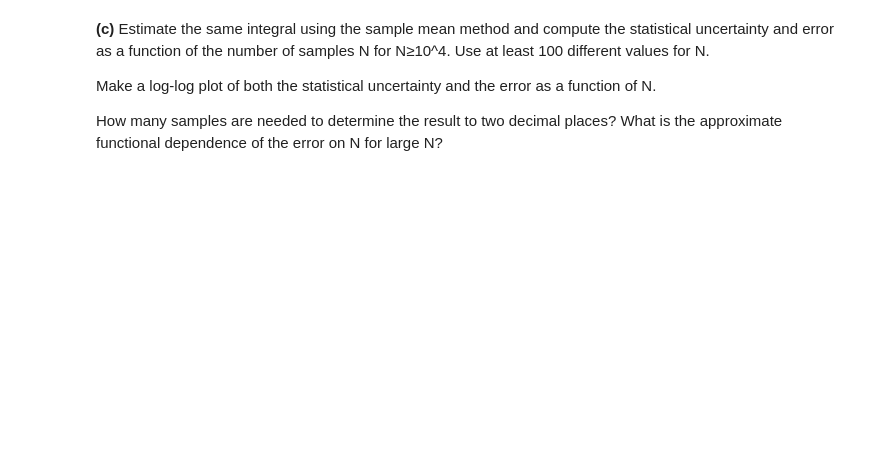
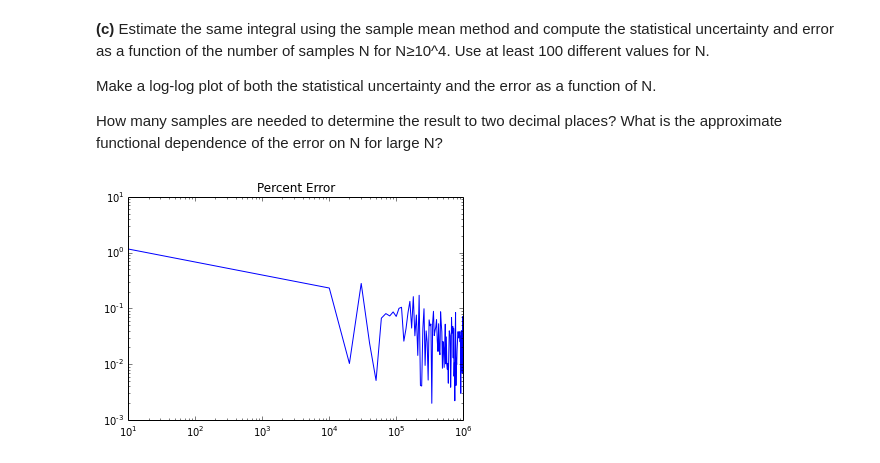
Before and after one commit to slewis06/PHYS202-S14, a Jupyter notebook: SciPy/MCIntegrationExercises.ipynb, the cells around one changed output. Drawn from its saved outputs; the diff is of its cells as text; code cells hidden in the pictures; blank space fills up the shorter version.

```diff
--- a/SciPy/MCIntegrationExercises.ipynb
+++ b/SciPy/MCIntegrationExercises.ipynb
@@ -22,3 +75,19 @@ Use the sample mean method to compute the volume of a sphere with radius 1 using
 V=∫10∫π0∫2π0r2sin(θ)drdθdϕ
 
 for N=(10^1,10^2,10^3,10^4,10^5,10^6). Report the value and statistical uncertainty for each sample size. How does the result depend on N?
+# %%
+fxy =  lambda r,theta,phi: (r**2)*np.sin(theta)
+rmin = 0.; rmax = 1
+thetamin = 0.; thetamax = np.pi
+phimin = 0.; phimax = 2*np.pi
+
+i = (10,100,1000,10000,100000,1000000)
+for N in i:
+    r = (rmax-rmin)*np.random.random_sample(N)
+    theta = (thetamax-thetamin)*np.random.random_sample(N)
+    phi = (phimax - phimin)*np.random.random_sample(N)
+
+    I = (rmax-rmin)*(thetamax-thetamin)*(phimax - phimin)*fxy(r,theta,phi).mean()
+
+
+    print I
@@ -37,3 +170,19 @@ What is the approximate functional dependence of the error on N for large N, for
 Make a log-log plot of both the statistical uncertainty and the error as a function of N.
 
 How many samples are needed to determine the result to two decimal places? What is the approximate functional dependence of the error on N for large N?
+# %%
+fxy =  lambda x: 4*np.sqrt(1-x**2)
+xa = 0.; xb = 1.
+c = []
+i = np.linspace(10,1e6,101)
+for N in i:
+    x = (xb-xa)*np.random.random_sample(N)
+
+    I = (xb-xa)*fxy(x).mean()
+    c.append(I)
+
+error = abs((np.array(c)-np.pi)/np.pi)*100
+plt.loglog(i, error);
+plt.title('Percent Error');
+# %% [output]
+[figure, added]
```
Also changed, not shown: parts of 7 cells of this notebook.
